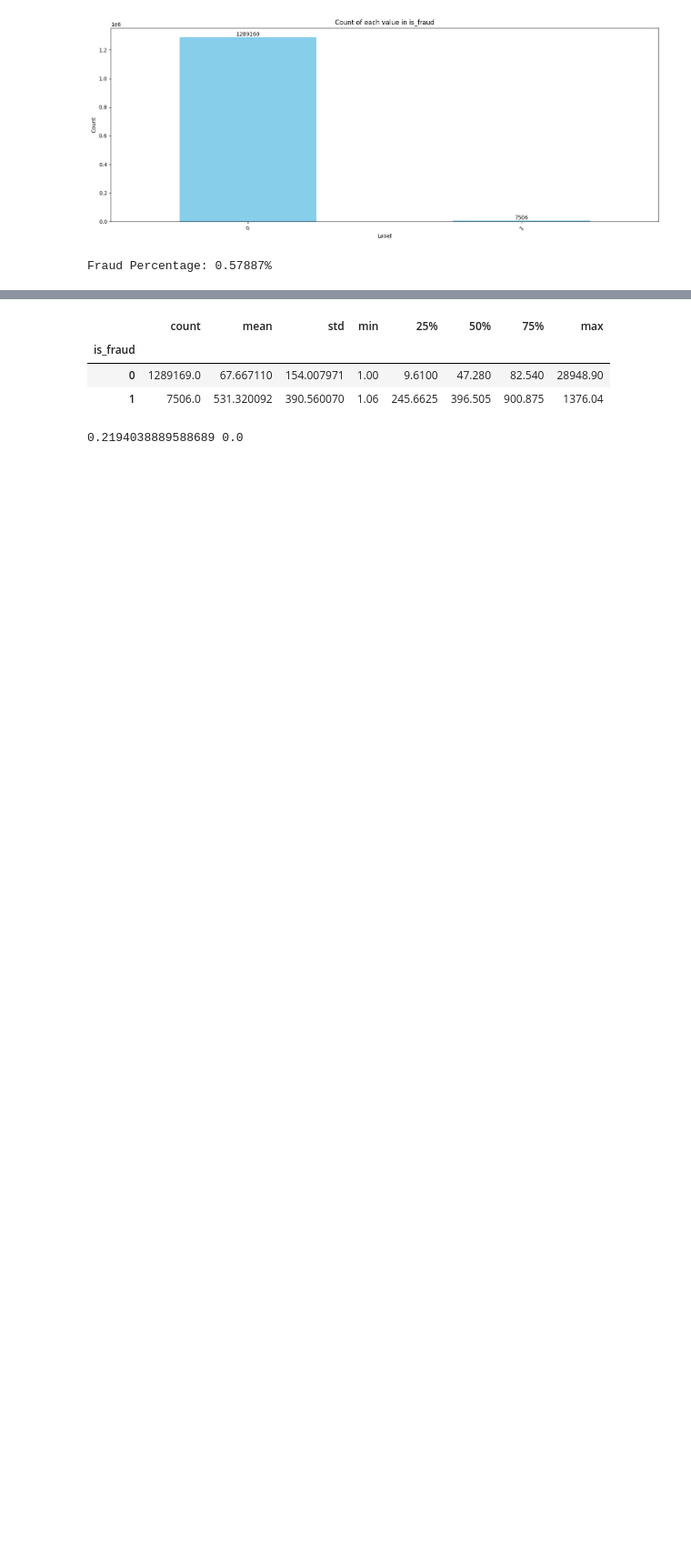
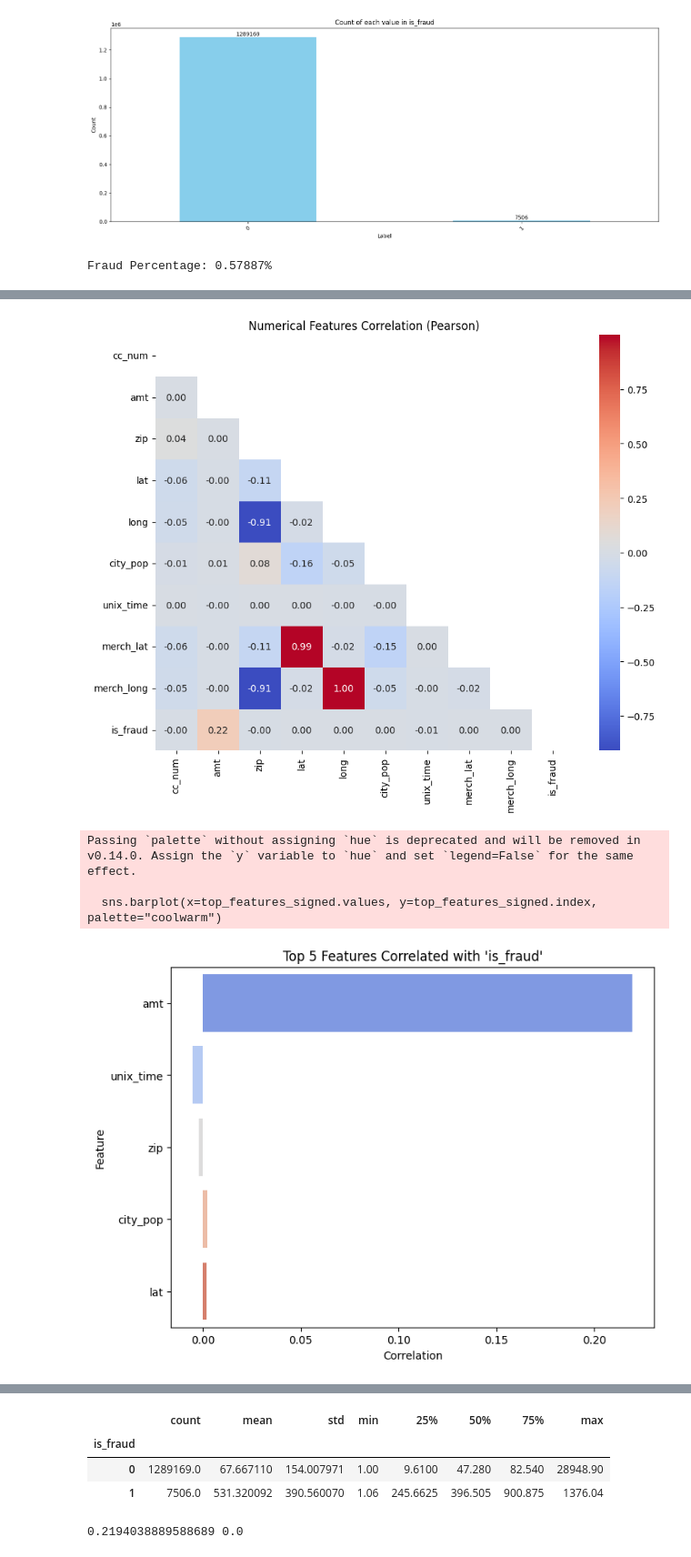
Before and after one commit to AubLambert/FraudDetection, a Jupyter notebook: Fraud_Detection.ipynb, the cells around one changed output, grey strips where cells are left out. Shown at 91% size. Cells and saved outputs as stored; diff of their text form; code cells hidden in the pictures; blank space fills up the shorter version.

Commit message:
First model

```diff
--- a/Fraud_Detection.ipynb
+++ b/Fraud_Detection.ipynb
@@ -115,8 +120,6 @@ df.isnull().sum()
 | merch_long | 0 |
 | is_fraud | 0 |
 dtype: int64
-# %%
-df.dropna(inplace=True)
 # %%
 df.select_dtypes(include=['int64', 'float64']).nunique()
 # %% [output]
@@ -328,2 +216,0 @@ array(['misc_net', 'grocery_pos', 'entertainment', 'gas_transport',
-# %%
-df_viz["customer_name"] = df_viz["first"].str.cat(df_viz["last"], sep='')
@@ -517,8 +216,0 @@ plt.show()
-# %%
-def categorize_time_of_day(hour):
-    if 22 <= hour or hour < 3:
-        return 'Night'
-    else:
-        return 'Day'
-
-df_viz['time_of_day'] = df_viz['hour'].apply(categorize_time_of_day)
@@ -528,0 +221,41 @@ fraud_countplot(df_viz, "time_of_day")
+# %%
+def num_corr(df, target="is_fraud", n=5):
+    # Select numerical columns
+    num_cols = df.select_dtypes(include=['int32', 'int64', 'float64'])
+
+    # Pearson correlation matrix
+    corr_num = num_cols.corr()
+
+    # If target not in numerical columns
+    if target not in corr_num.columns:
+        raise ValueError(f"Target '{target}' not found among numerical columns.")
+
+    # Extract correlations with target
+    corr_target = corr_num[target].drop(target)  # drop self-correlation
+
+    # Get top n absolute correlations
+    top_features = corr_target.abs().sort_values(ascending=False).head(n)
+    top_features_signed = corr_target.loc[top_features.index]  # keep sign for bar chart
+
+    # --- Plot heatmap of all correlations ---
+    mask = np.triu(np.ones_like(corr_num, dtype=bool))
+    plt.figure(figsize=(10,8))
+    sns.heatmap(corr_num, mask=mask, cmap="coolwarm", annot=True, fmt=".2f", cbar=True)
+    plt.title("Numerical Features Correlation (Pearson)")
+    plt.show()
+
+    # --- Plot bar chart of top n correlations ---
+    plt.figure(figsize=(8,6))
+    sns.barplot(x=top_features_signed.values, y=top_features_signed.index, palette="coolwarm")
+    plt.title(f"Top {n} Features Correlated with '{target}'")
+    plt.xlabel("Correlation")
+    plt.ylabel("Feature")
+    plt.show()
+
+num_corr(df_viz)
+# %% [output]
+[figure, added]
+Passing `palette` without assigning `hue` is deprecated and will be removed in v0.14.0. Assign the `y` variable to `hue` and set `legend=False` for the same effect.
+
+  sns.barplot(x=top_features_signed.values, y=top_features_signed.index, palette="coolwarm")
+[figure, added]
```
Also changed, not shown: parts of 173 cells of this notebook.
